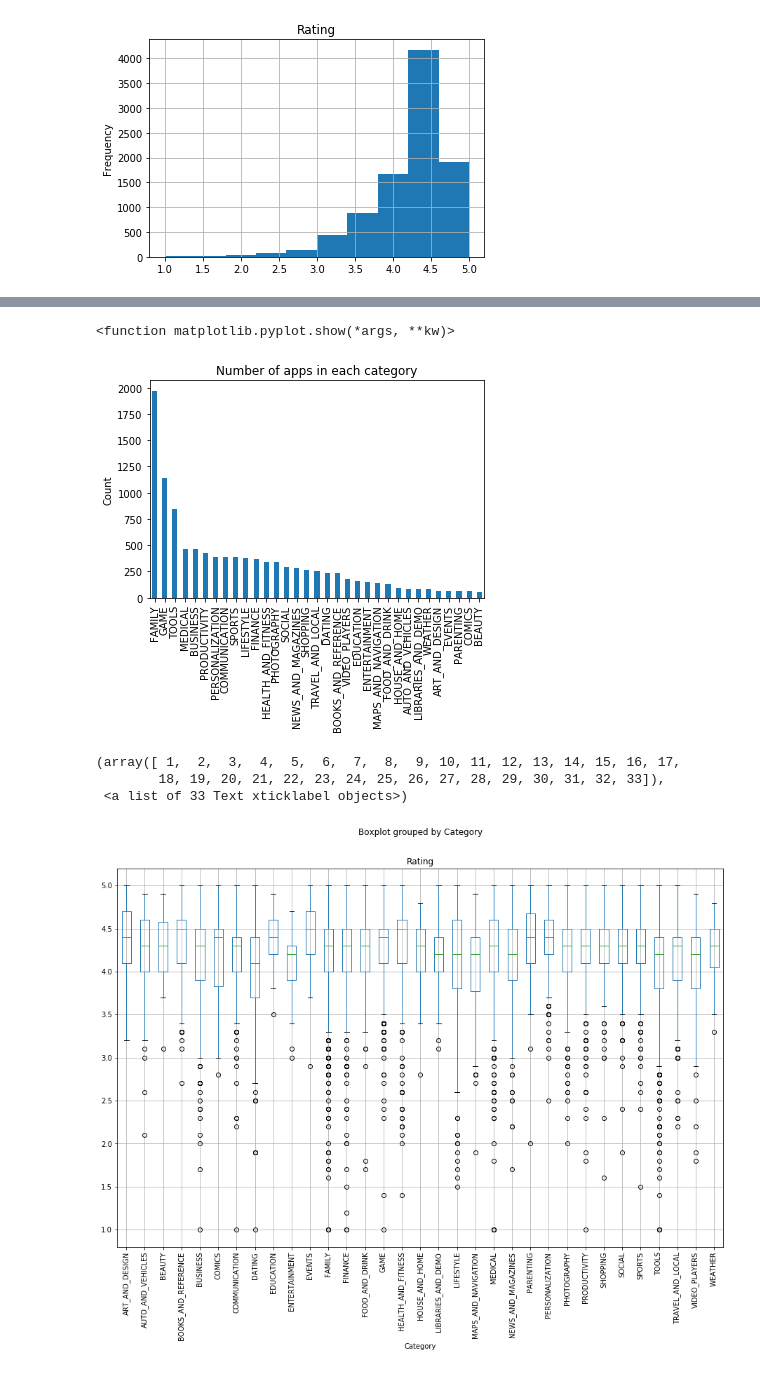
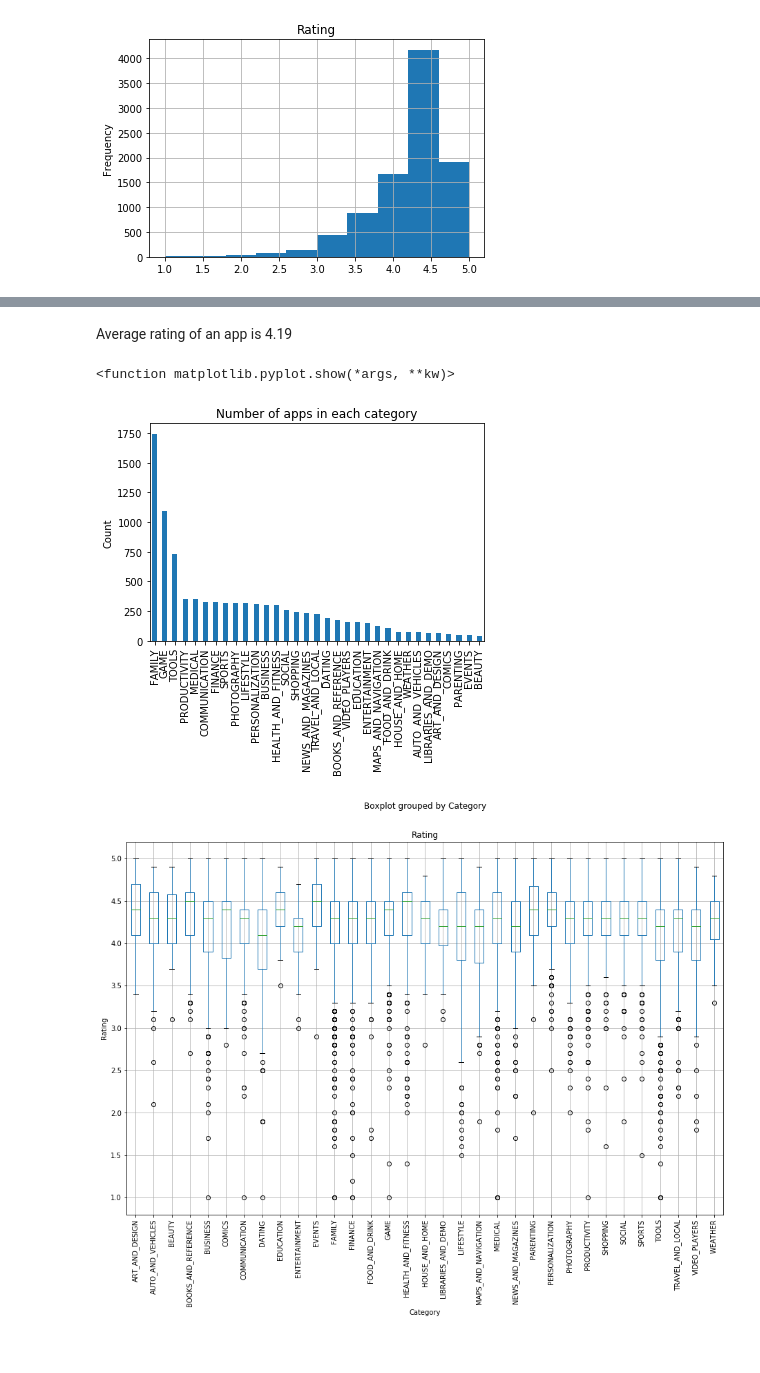
Before and after one commit to Algernoot/CaseStudy_CSMODEL, a Jupyter notebook: MP.ipynb, the cells around one changed output, grey strips where cells are left out. Cells and saved outputs as stored; diff of their text form; code cells hidden in the pictures.

```diff
--- a/MP.ipynb
+++ b/MP.ipynb
@@ -59,0 +60,3 @@ What to do with missing values in rating?
+# %%
+apps_df.dropna(how ='any', inplace = True)
+apps_df.shape
@@ -131,3 +134,5 @@ Average rating is 4.5 according to the plot above
+# %% [markdown]
+Average rating of an app is 4.19
 # %%
 category_count = apps_df['Category'].value_counts()
 category_count.plot.bar()
@@ -136,13 +141,13 @@ plt.ylabel("Count")
 plt.show
 # %% [output]
 <function matplotlib.pyplot.show(*args, **kw)>
-[figure, old version]
+[figure, new version]
 # %%
 apps_df.boxplot("Rating", by="Category", figsize=(15,10))
 plt.xticks(rotation='vertical')
+plt.ylabel("Rating")
+plt.xlabel("Category")
+plt.show()
 # %% [output]
-(array([ 1,  2,  3,  4,  5,  6,  7,  8,  9, 10, 11, 12, 13, 14, 15, 16, 17,
-        18, 19, 20, 21, 22, 23, 24, 25, 26, 27, 28, 29, 30, 31, 32, 33]),
- <a list of 33 Text xticklabel objects>)
-[figure, old version]
+[figure, new version]
 # %% [markdown]
```
Also changed, not shown: parts of 10 cells of this notebook.
